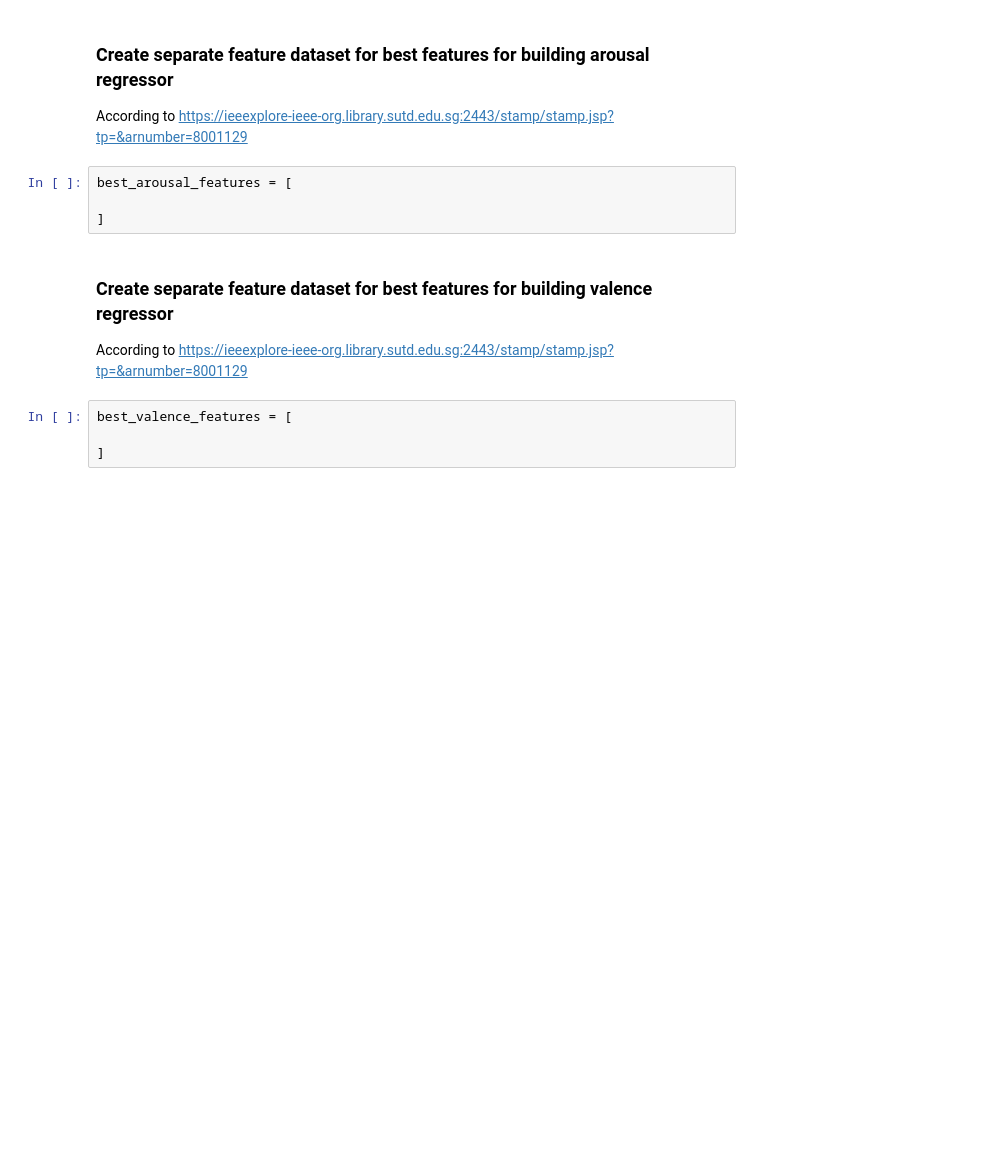
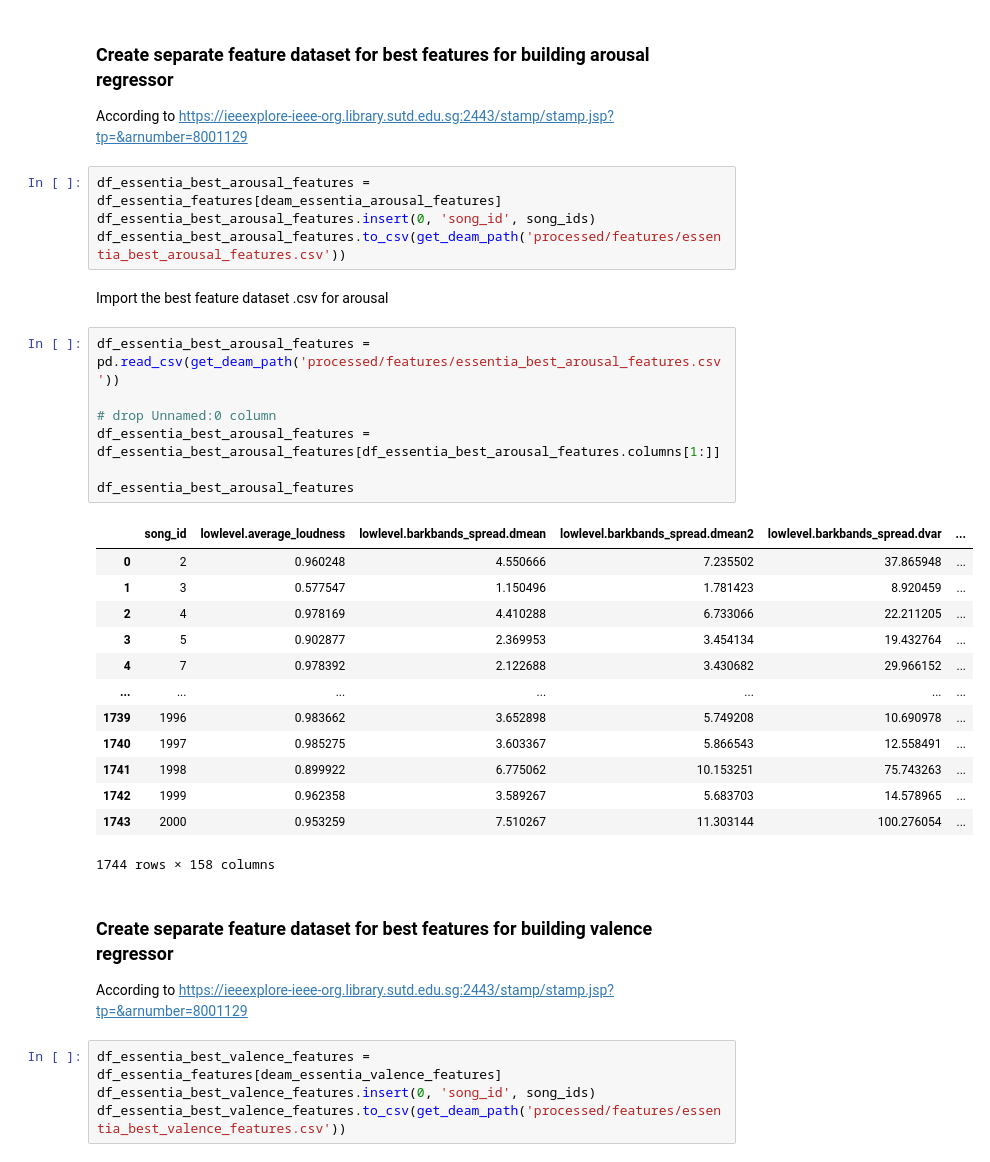
Before and after one commit to Fe-56/CDeeS, a Jupyter notebook: notebooks/deam/deam_preprocessing.ipynb, the cells around one changed output. Drawn from its saved outputs; the diff is of its cells as text; blank space fills up the shorter version.

```diff
--- a/notebooks/deam/deam_preprocessing.ipynb
+++ b/notebooks/deam/deam_preprocessing.ipynb
@@ -195,14 +225,37 @@ df_essentia_features
 # %% [markdown]
 ### Create separate feature dataset for best features for building arousal regressor
 According to https://ieeexplore-ieee-org.library.sutd.edu.sg:2443/stamp/stamp.jsp?tp=&arnumber=8001129
-# %%
-best_arousal_features = [
-
-]
+# %%
+df_essentia_best_arousal_features = df_essentia_features[deam_essentia_arousal_features]
+df_essentia_best_arousal_features.insert(0, 'song_id', song_ids)
+df_essentia_best_arousal_features.to_csv(get_deam_path('processed/features/essentia_best_arousal_features.csv'))
+# %% [markdown]
+Import the best feature dataset .csv for arousal
+# %%
+df_essentia_best_arousal_features = pd.read_csv(get_deam_path('processed/features/essentia_best_arousal_features.csv'))
+
+# drop Unnamed:0 column
+df_essentia_best_arousal_features = df_essentia_best_arousal_features[df_essentia_best_arousal_features.columns[1:]]
+
+df_essentia_best_arousal_features
+# %% [output]
+|  | song_id | lowlevel.average_loudness | lowlevel.barkbands_spread.dmean | lowlevel.barkbands_spread.dmean2 | lowlevel.barkbands_spread.dvar | ... |
+| 0 | 2 | 0.960248 | 4.550666 | 7.235502 | 37.865948 | ... |
+| 1 | 3 | 0.577547 | 1.150496 | 1.781423 | 8.920459 | ... |
+| 2 | 4 | 0.978169 | 4.410288 | 6.733066 | 22.211205 | ... |
+| 3 | 5 | 0.902877 | 2.369953 | 3.454134 | 19.432764 | ... |
+| 4 | 7 | 0.978392 | 2.122688 | 3.430682 | 29.966152 | ... |
+| ... | ... | ... | ... | ... | ... | ... |
+| 1739 | 1996 | 0.983662 | 3.652898 | 5.749208 | 10.690978 | ... |
+| 1740 | 1997 | 0.985275 | 3.603367 | 5.866543 | 12.558491 | ... |
+| 1741 | 1998 | 0.899922 | 6.775062 | 10.153251 | 75.743263 | ... |
+| 1742 | 1999 | 0.962358 | 3.589267 | 5.683703 | 14.578965 | ... |
+| 1743 | 2000 | 0.953259 | 7.510267 | 11.303144 | 100.276054 | ... |
+1744 rows × 158 columns
 # %% [markdown]
 ### Create separate feature dataset for best features for building valence regressor
 According to https://ieeexplore-ieee-org.library.sutd.edu.sg:2443/stamp/stamp.jsp?tp=&arnumber=8001129
-# %%
-best_valence_features = [
-
-]
+# %%
+df_essentia_best_valence_features = df_essentia_features[deam_essentia_valence_features]
+df_essentia_best_valence_features.insert(0, 'song_id', song_ids)
+df_essentia_best_valence_features.to_csv(get_deam_path('processed/features/essentia_best_valence_features.csv'))
```
Also changed, not shown: parts of 45 cells of this notebook, 3 other files.
